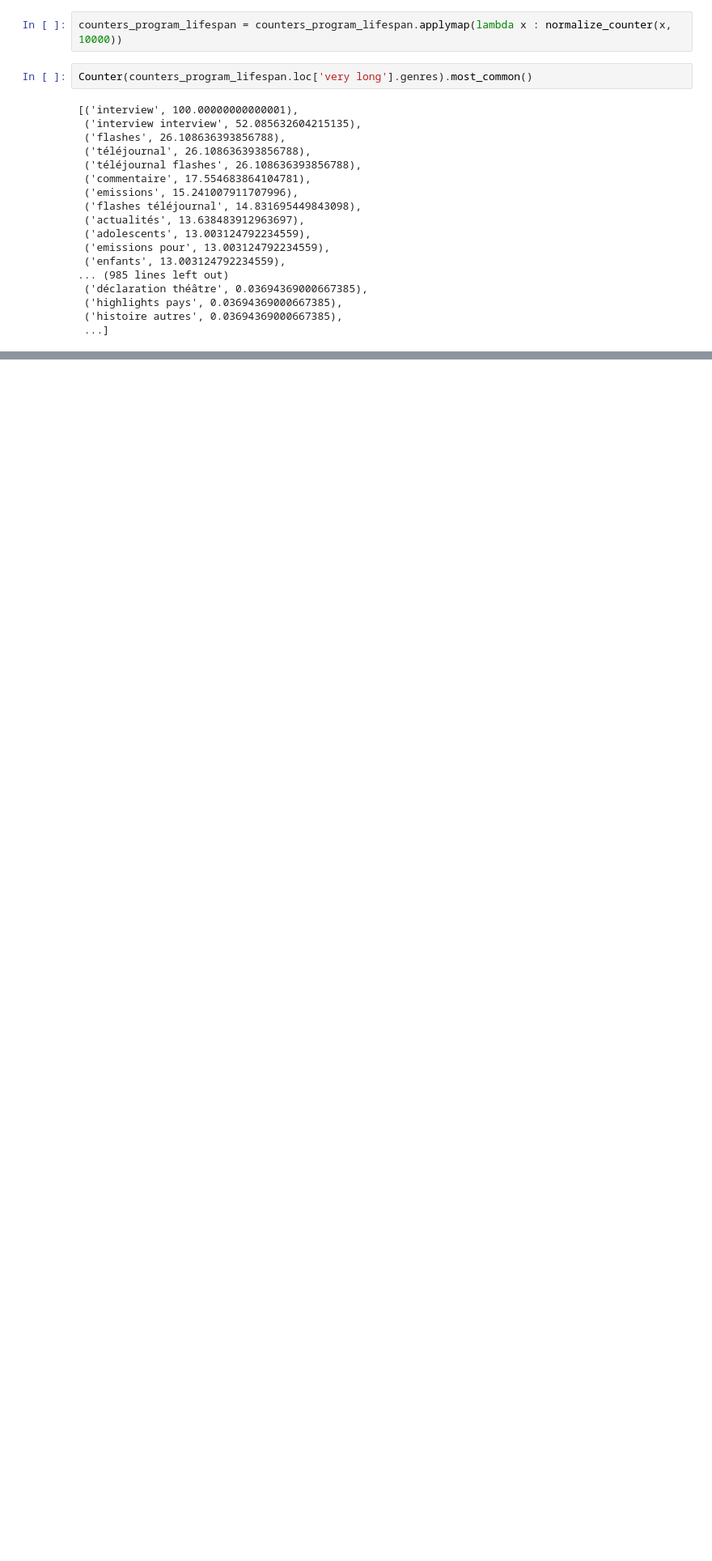
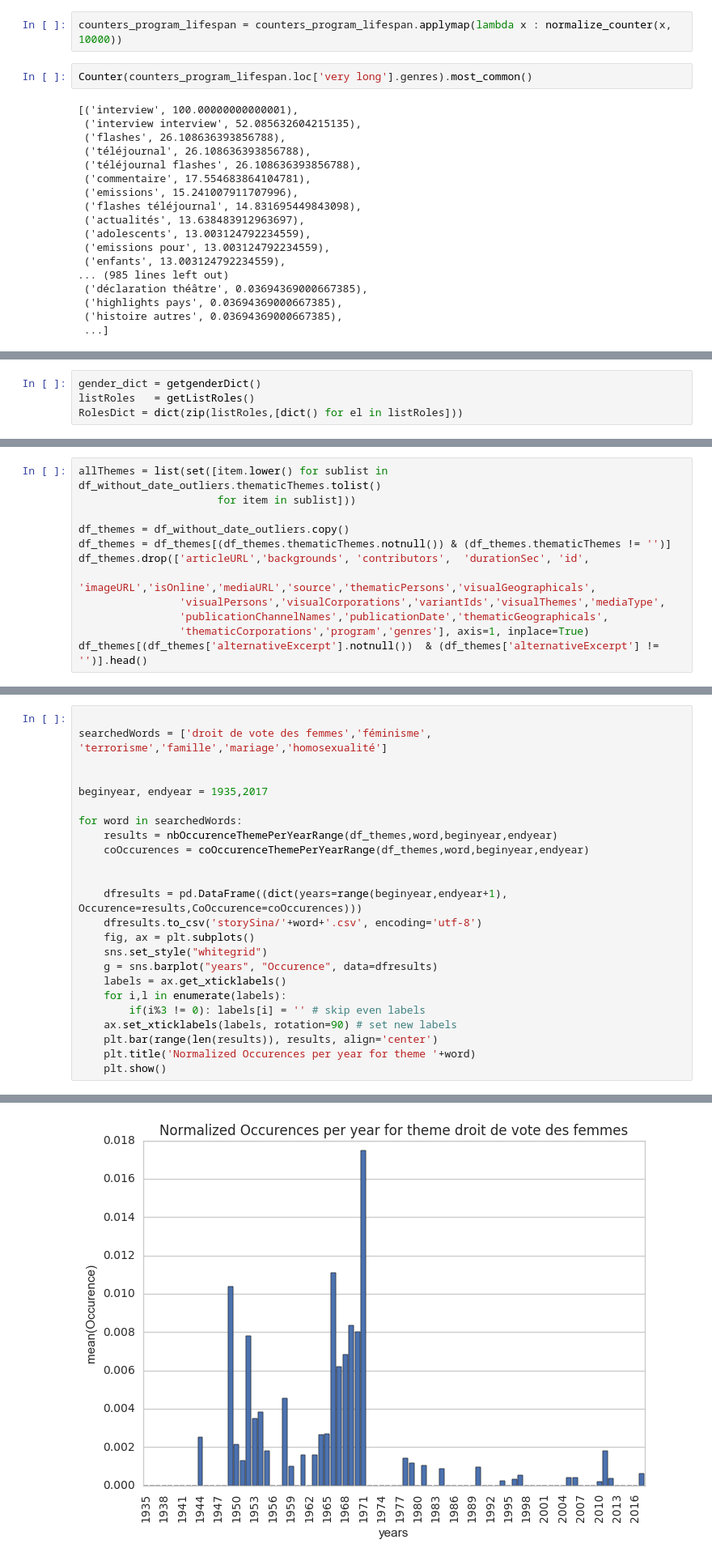
Before and after one commit to m-yaghini/ada17, a Jupyter notebook: project-master/code/MainExploratoryAnalysisLW.ipynb, the cells around one changed output, grey strips where cells are left out. Shown at 81% size. Cells and saved outputs as stored; diff of their text form; blank space fills up the shorter version.

Commit message:
Added my (Sina) part, clean and commented. Final version of my notebook part

```diff
--- a/project-master/code/MainExploratoryAnalysisLW.ipynb
+++ b/project-master/code/MainExploratoryAnalysisLW.ipynb
@@ -326,0 +415,4 @@ Counter(counters_program_lifespan.loc['very long'].genres).most_common()
+# %%
+gender_dict = getgenderDict()
+listRoles   = getListRoles()
+RolesDict = dict(zip(listRoles,[dict() for el in listRoles]))
@@ -326,0 +627,12 @@ Counter(counters_program_lifespan.loc['very long'].genres).most_common()
+# %%
+allThemes = list(set([item.lower() for sublist in df_without_date_outliers.thematicThemes.tolist()
+                      for item in sublist]))
+
+df_themes = df_without_date_outliers.copy()
+df_themes = df_themes[(df_themes.thematicThemes.notnull()) & (df_themes.thematicThemes != '')]
+df_themes.drop(['articleURL','backgrounds', 'contributors',  'durationSec', 'id',
+                'imageURL','isOnline','mediaURL','source','thematicPersons','visualGeographicals',
+                'visualPersons','visualCorporations','variantIds','visualThemes','mediaType',
+                'publicationChannelNames','publicationDate','thematicGeographicals',
+                'thematicCorporations','program','genres'], axis=1, inplace=True)
+df_themes[(df_themes['alternativeExcerpt'].notnull())  & (df_themes['alternativeExcerpt'] != '')].head()
@@ -326,0 +811,25 @@ Counter(counters_program_lifespan.loc['very long'].genres).most_common()
+# %%
+
+searchedWords = ['droit de vote des femmes','féminisme', 'terrorisme','famille','mariage','homosexualité']
+
+
+beginyear, endyear = 1935,2017
+
+for word in searchedWords:
+    results = nbOccurenceThemePerYearRange(df_themes,word,beginyear,endyear)
+    coOccurences = coOccurenceThemePerYearRange(df_themes,word,beginyear,endyear)
+
+
+    dfresults = pd.DataFrame((dict(years=range(beginyear,endyear+1), Occurence=results,CoOccurence=coOccurences)))
+    dfresults.to_csv('storySina/'+word+'.csv', encoding='utf-8')
+    fig, ax = plt.subplots()
+    sns.set_style("whitegrid")
+    g = sns.barplot("years", "Occurence", data=dfresults)
+    labels = ax.get_xticklabels()
+    for i,l in enumerate(labels):
+        if(i%3 != 0): labels[i] = '' # skip even labels
+    ax.set_xticklabels(labels, rotation=90) # set new labels
+    plt.bar(range(len(results)), results, align='center')
+    plt.title('Normalized Occurences per year for theme '+word)
+    plt.show()
+# %% [output]
@@ -326,0 +837 @@ Counter(counters_program_lifespan.loc['very long'].genres).most_common()
+[figure, added]
```
Also changed, not shown: parts of 38 cells of this notebook, 1 other file.
